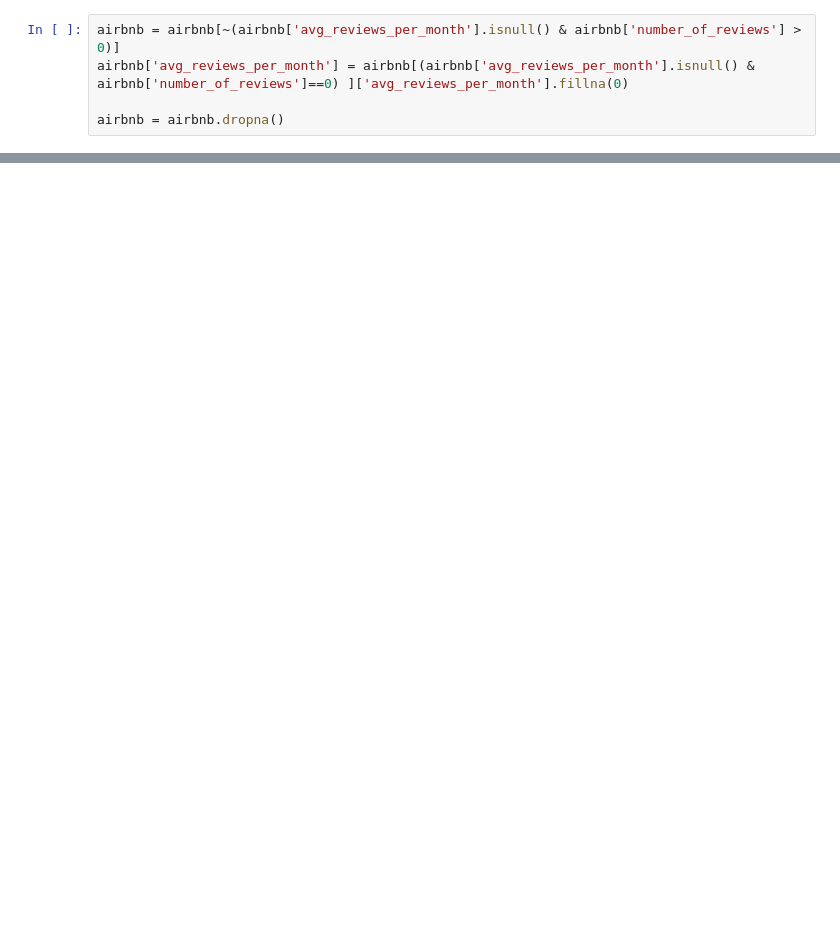
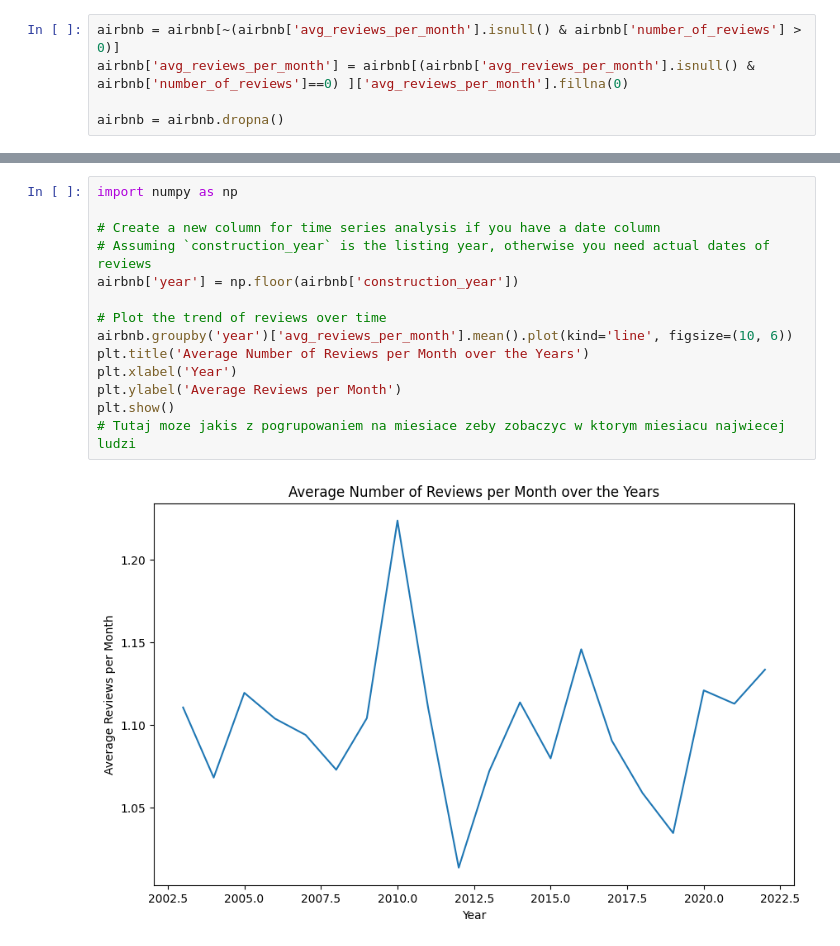
Before and after one commit to czarkom/airbnb_modelling, a Jupyter notebook: analysis.ipynb, the cells around one changed output, grey strips where cells are left out. Cells and saved outputs as stored; diff of their text form; blank space fills up the shorter version.

```diff
--- a/analysis.ipynb
+++ b/analysis.ipynb
@@ -269,0 +225,16 @@ airbnb.groupby('host_id').size().reset_index(name='count').sort_values(by='count
+# %%
+import numpy as np
+
+# Create a new column for time series analysis if you have a date column
+# Assuming `construction_year` is the listing year, otherwise you need actual dates of reviews
+airbnb['year'] = np.floor(airbnb['construction_year'])
+
+# Plot the trend of reviews over time
+airbnb.groupby('year')['avg_reviews_per_month'].mean().plot(kind='line', figsize=(10, 6))
+plt.title('Average Number of Reviews per Month over the Years')
+plt.xlabel('Year')
+plt.ylabel('Average Reviews per Month')
+plt.show()
+# Tutaj moze jakis z pogrupowaniem na miesiace zeby zobaczyc w ktorym miesiacu najwiecej ludzi
+# %% [output]
+[figure, added]
```
Also changed, not shown: parts of 25 cells of this notebook, 6 other files.
